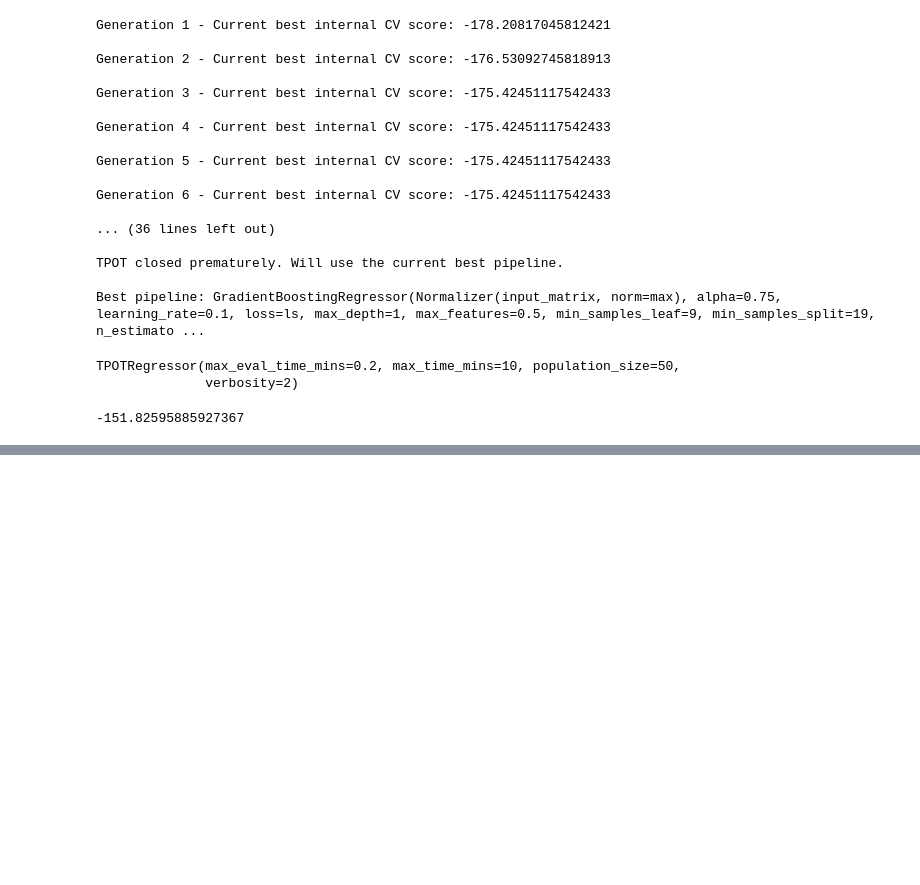
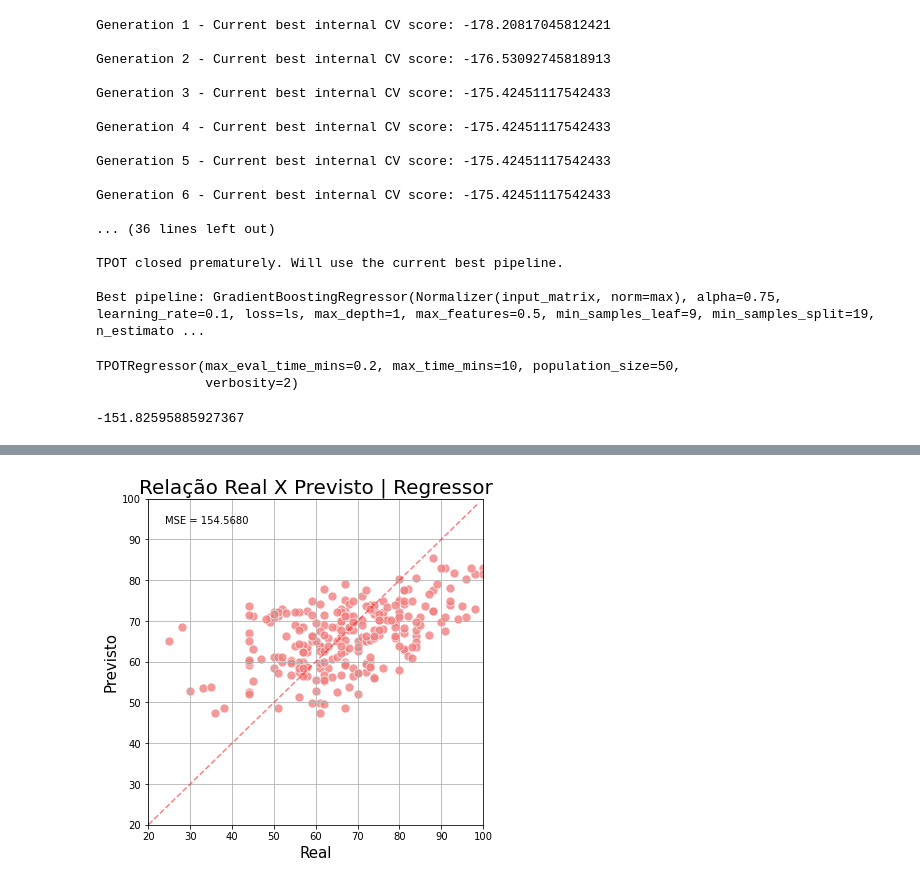
Before and after one commit to gabsalles/tpot_examspred, a Jupyter notebook: Teste TPOT Exams.ipynb, the cells around one changed output, grey strips where cells are left out. Cells and saved outputs as stored; diff of their text form; code cells hidden in the pictures; blank space fills up the shorter version.

```diff
--- a/Teste TPOT Exams.ipynb
+++ b/Teste TPOT Exams.ipynb
@@ -196,0 +200,19 @@ plt.grid();
+# %%
+plt.figure(figsize=(6,6))
+plt.title('Relação Real X Previsto | Regressor', fontsize=20)
+sns.scatterplot(y_test, y_rscv, alpha=0.8, s=80, color='lightcoral')
+#sns.scatterplot(y_test, y_pred, alpha=0.4, s=80)
+
+linha_x = np.arange(100)
+linha_y = linha_x
+plt.plot(linha_x, linha_y, 'r--', alpha=0.5)
+
+plt.xlim((20,100))
+plt.ylim((20,100))
+
+plt.xlabel('Real',fontsize=15)
+plt.ylabel('Previsto',fontsize=15)
+plt.text(0.05, 0.95, f"MSE = {mse_2:.4f}", transform=plt.gca().transAxes, ha='left', va='top')
+plt.grid();
+# %% [output]
+[figure, added]
```
Also changed, not shown: parts of 22 cells of this notebook, 1 other file.
